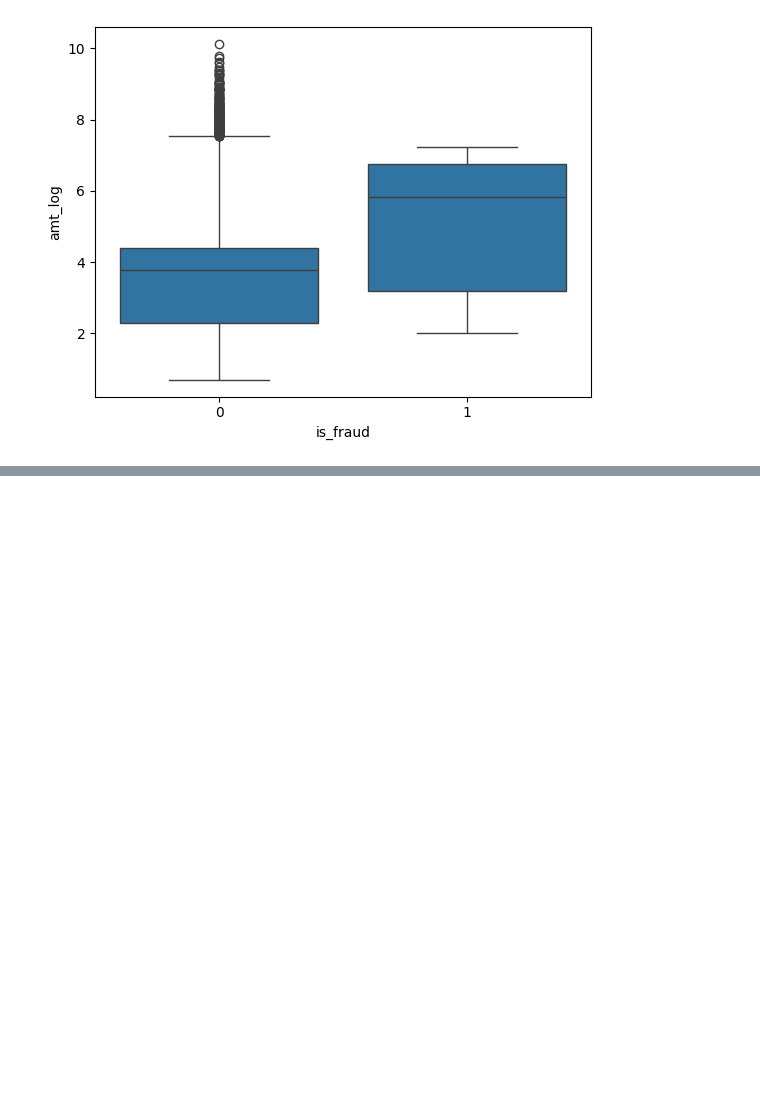
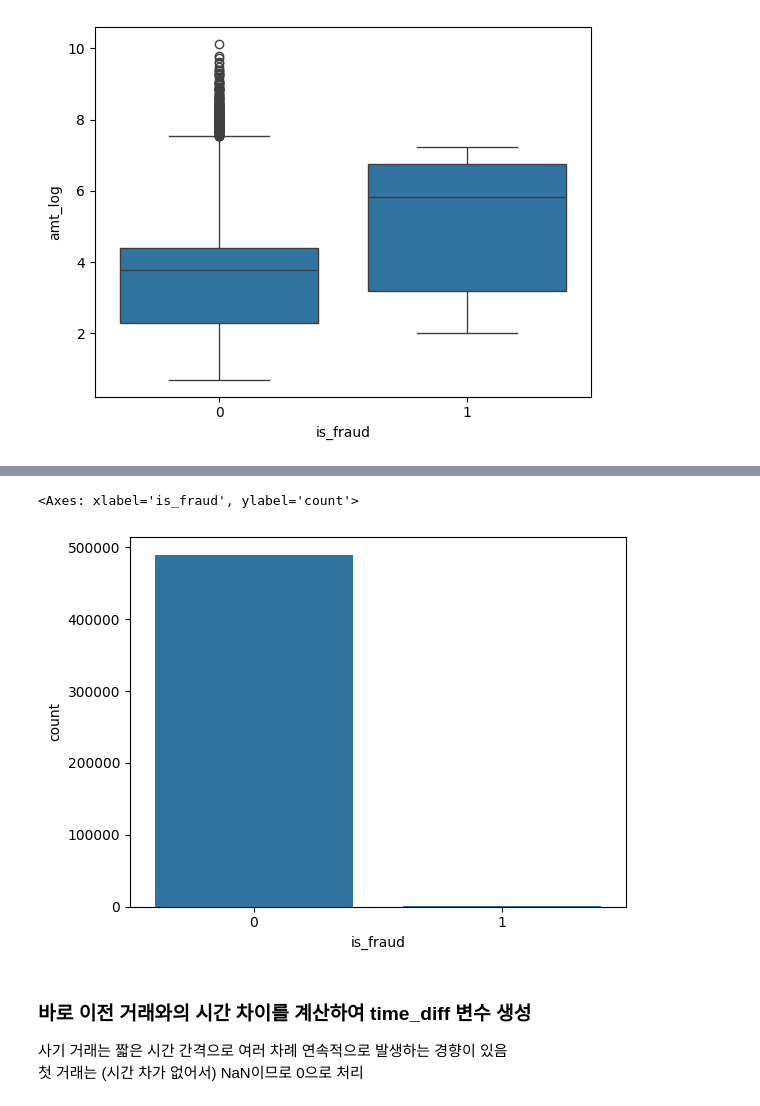
Before and after one commit to JH-Y-324/first-repository, a Jupyter notebook: detection.ipynb, the cells around one changed output, grey strips where cells are left out. Saved outputs shown, nothing was run; the diff lists cells and outputs as text; code cells hidden in the pictures; blank space fills up the shorter version.

```diff
--- a/detection.ipynb
+++ b/detection.ipynb
@@ -207,0 +265,10 @@ df
+# %%
+import seaborn as sns
+sns.countplot(x="is_fraud", data=df)
+# %% [output]
+<Axes: xlabel='is_fraud', ylabel='count'>
+[figure, added]
+# %% [markdown]
+### 바로 이전 거래와의 시간 차이를 계산하여 time_diff 변수 생성
+사기 거래는 짧은 시간 간격으로 여러 차례 연속적으로 발생하는 경향이 있음
+첫 거래는 (시간 차가 없어서) NaN이므로 0으로 처리
```
Also changed, not shown: parts of 42 cells of this notebook.
